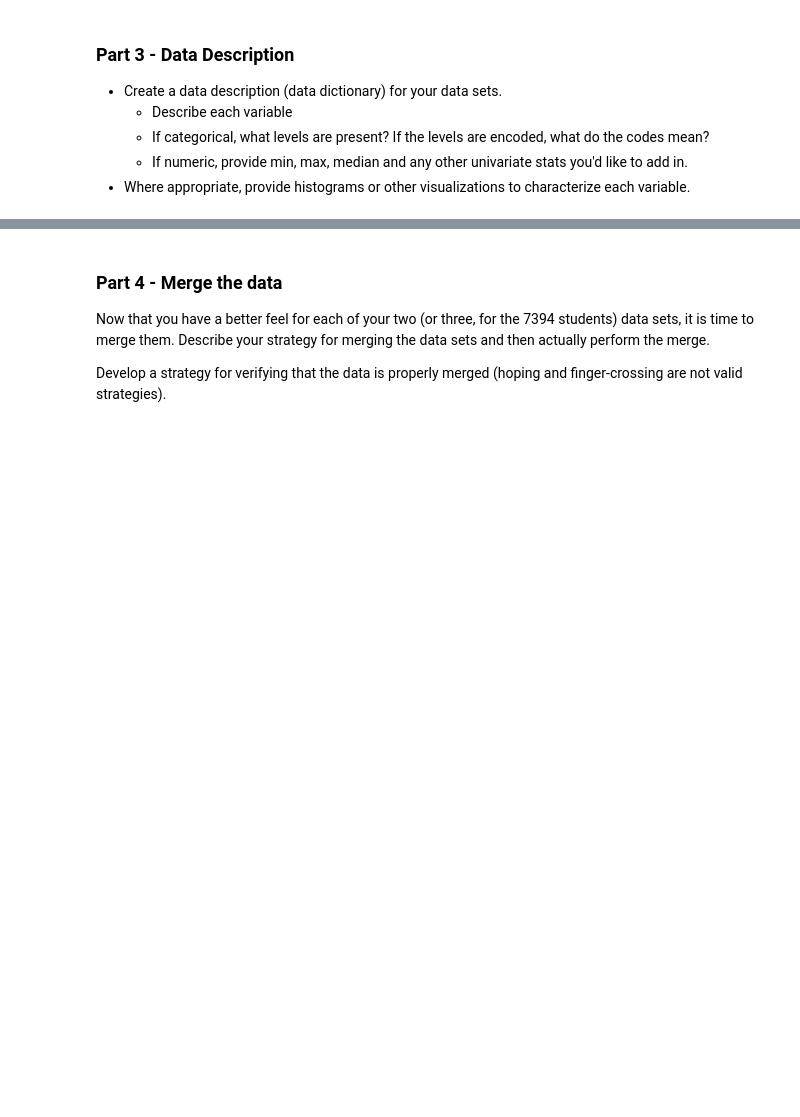
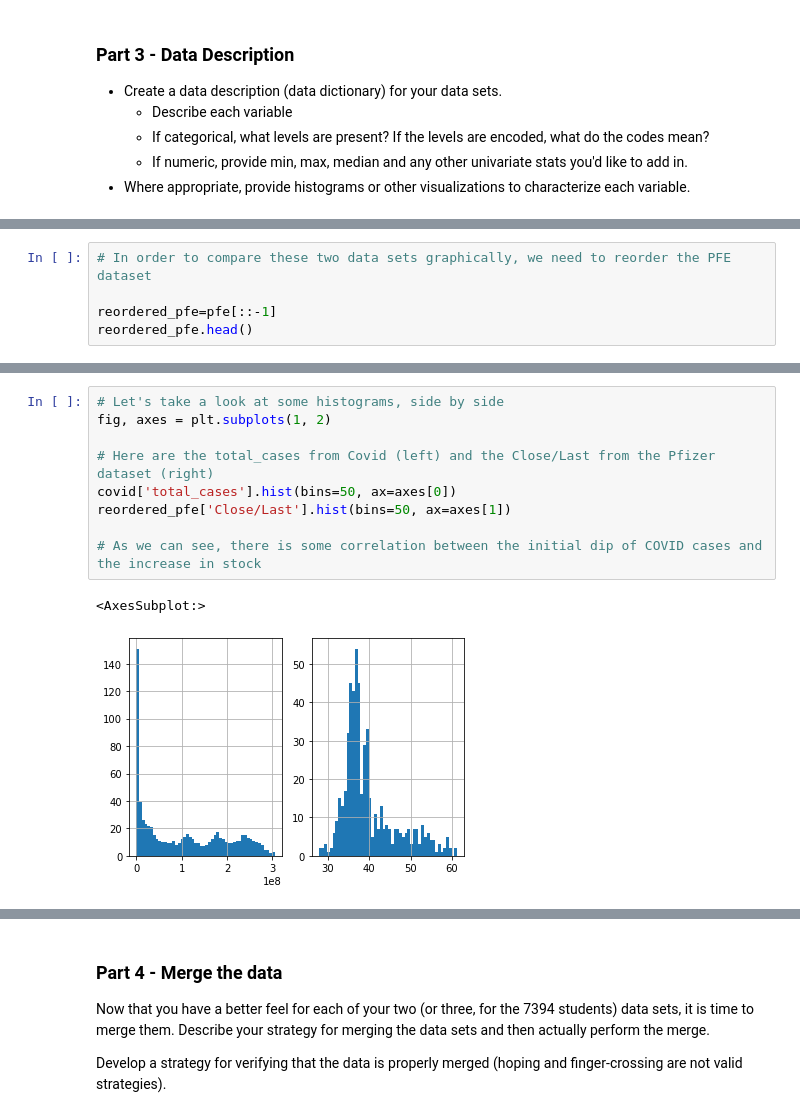
Before and after one commit to sltimmins/Project-2, a Jupyter notebook: Project02.ipynb, the cells around one changed output, grey strips where cells are left out. Saved outputs shown, nothing was run; the diff lists cells and outputs as text; blank space fills up the shorter version.

```diff
--- a/Project02.ipynb
+++ b/Project02.ipynb
@@ -197,0 +235,5 @@ pfe.describe()
+# %%
+# In order to compare these two data sets graphically, we need to reorder the PFE dataset
+
+reordered_pfe=pfe[::-1]
+reordered_pfe.head()
@@ -197,0 +248,12 @@ pfe.describe()
+# %%
+# Let's take a look at some histograms, side by side
+fig, axes = plt.subplots(1, 2)
+
+# Here are the total_cases from Covid (left) and the Close/Last from the Pfizer dataset (right)
+covid['total_cases'].hist(bins=50, ax=axes[0])
+reordered_pfe['Close/Last'].hist(bins=50, ax=axes[1])
+
+# As we can see, there is some correlation between the initial dip of COVID cases and the increase in stock
+# %% [output]
+<AxesSubplot:>
+[figure, added]
```
Also changed, not shown: parts of 33 cells of this notebook.
